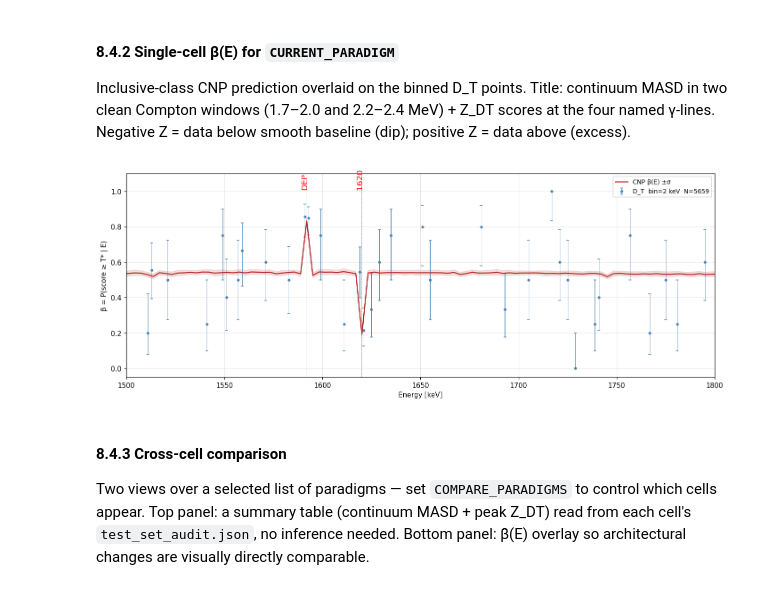
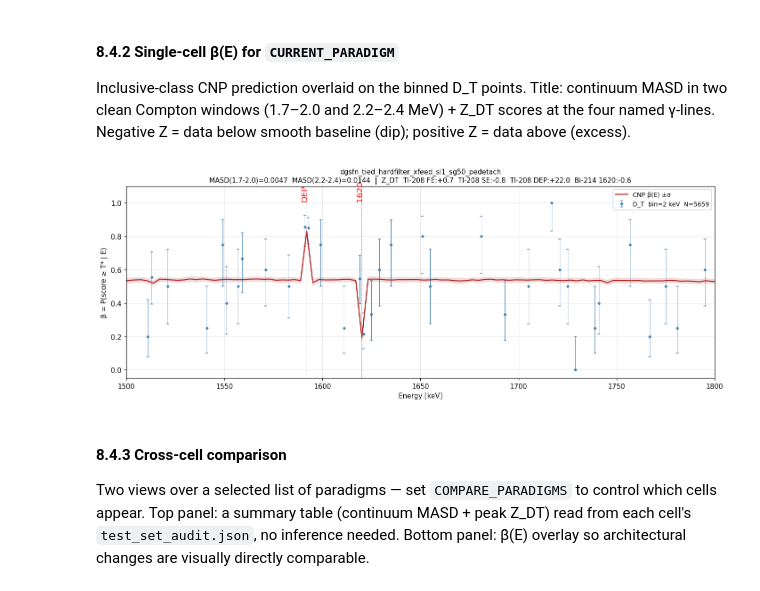
Before and after one commit to Galileo-Sandbox/MAJORANA_ACP, a Jupyter notebook: notebooks/data_visualization.ipynb, the cells around one changed output. Cells and saved outputs as stored; diff of their text form; code cells hidden in the pictures.

```diff
--- a/notebooks/data_visualization.ipynb
+++ b/notebooks/data_visualization.ipynb
@@ -1132,35 +1132,35 @@ audit = read_cell_audit(CURRENT_PARADIGM)
 fig, ax = plt.subplots(figsize=(13, 5))
 plot_data(ax, CURRENT_PARADIGM, mode="errorbar", bin_width_kev=2,
               bandwidth_kev=None,)
 plot_model_curve(ax, res, label="CNP β(E) ±σ")
 
 # Title — pull MASD + peak Z scores from the audit JSON.
 if audit is not None:
     s = audit["sawtooth_metrics"]
     masd_lo = s["region_1700_2000"]["masd"]
     masd_hi = s["region_2200_2400"]["masd"]
     peak_strs = []
     for pk in audit["peak_metrics"]:
         z = pk.get("z_DT")
         if z is not None:
             peak_strs.append(f"{pk['peak_name']}:{z:+.1f}")
     title = (
         f"{_short_tag(CURRENT_PARADIGM)}\n"
         f"MASD(1.7-2.0)={masd_lo:.4f}  MASD(2.2-2.4)={masd_hi:.4f}  "
         f"|  Z_DT  " + "  ".join(peak_strs)
     )
 else:
     title = _short_tag(CURRENT_PARADIGM)
-#ax.set_title(title, fontsize=10)
+ax.set_title(title, fontsize=10)
 _draw_peak_markers(ax, e_lo = 1500, e_hi = 1800)
 ax.set_xlabel("Energy [keV]")
 ax.set_ylabel("β = P(score ≥ T* | E)")
 ax.legend(loc="upper right", fontsize=9)
 plt.xlim(1500,1800)
 fig.tight_layout()
 plt.show()
 # %% [output]
-[figure, old version]
+[figure, new version]
 # %% [markdown]
 #### 8.4.3 Cross-cell comparison
 
```
Also changed, not shown: parts of 13 cells of this notebook, 1 other file.
